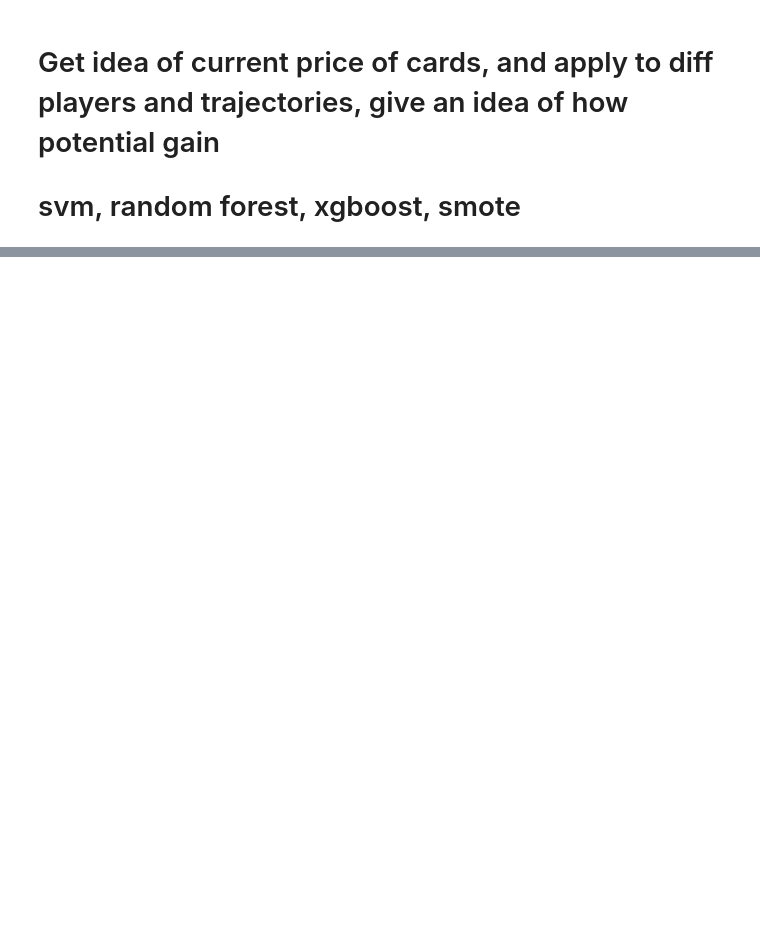
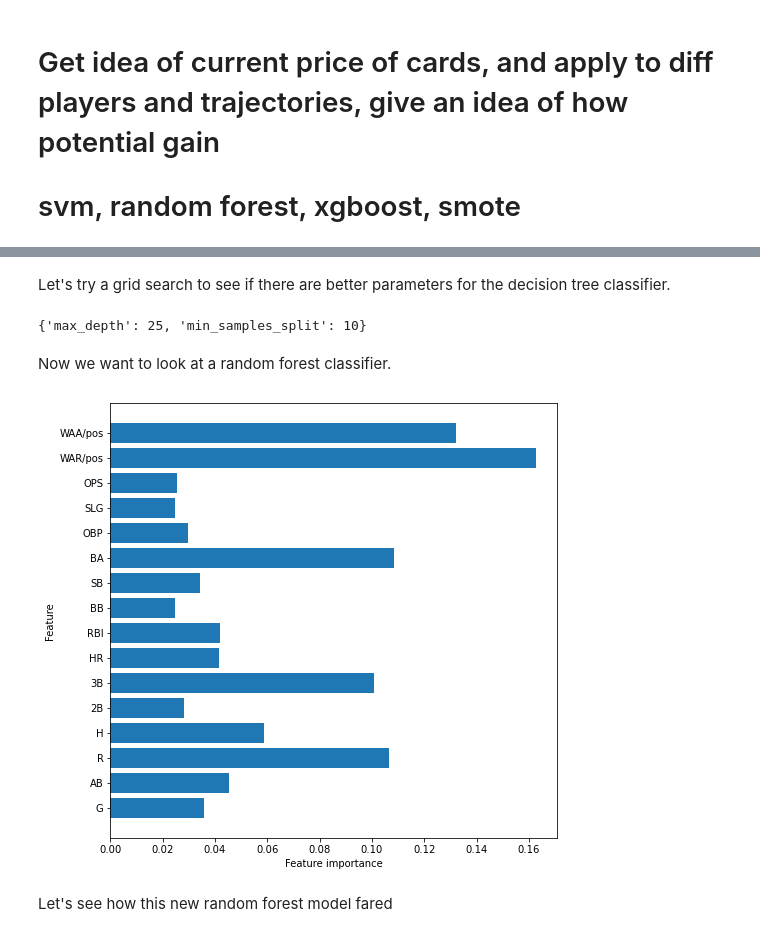
Before and after one commit to hoganbyun/Identifying_Undervalued_Sports-Cards, a Jupyter notebook: project_code.ipynb, the cells around one changed output, grey strips where cells are left out. Drawn from its saved outputs; the diff is of its cells as text; code cells hidden in the pictures; blank space fills up the shorter version.

```diff
--- a/project_code.ipynb
+++ b/project_code.ipynb
@@ -357,0 +413,2 @@ weighted avg       0.91      0.91      0.91       251
+# %% [markdown]
+Let's try a grid search to see if there are better parameters for the decision tree classifier.
@@ -357,0 +417,22 @@ weighted avg       0.91      0.91      0.91       251
+# %%
+param_grid = {
+    'max_depth': [2, 5, 10, 25],
+    'min_samples_split': [2, 5, 10, 20]
+}
+
+gs_tree = GridSearchCV(forest, param_grid, cv=3)
+gs_tree.fit(X_train, np.ravel(y_train))
+
+gs_tree.best_params_
+# %% [output]
+{'max_depth': 25, 'min_samples_split': 10}
+# %% [markdown]
+Now we want to look at a random forest classifier.
+# %%
+forest = RandomForestClassifier()
+forest.fit(X_train, np.ravel(y_train))
+plot_feature_importances(forest)
+# %% [output]
+[figure, added]
+# %% [markdown]
+Let's see how this new random forest model fared
```
Also changed, not shown: parts of 15 cells of this notebook.
